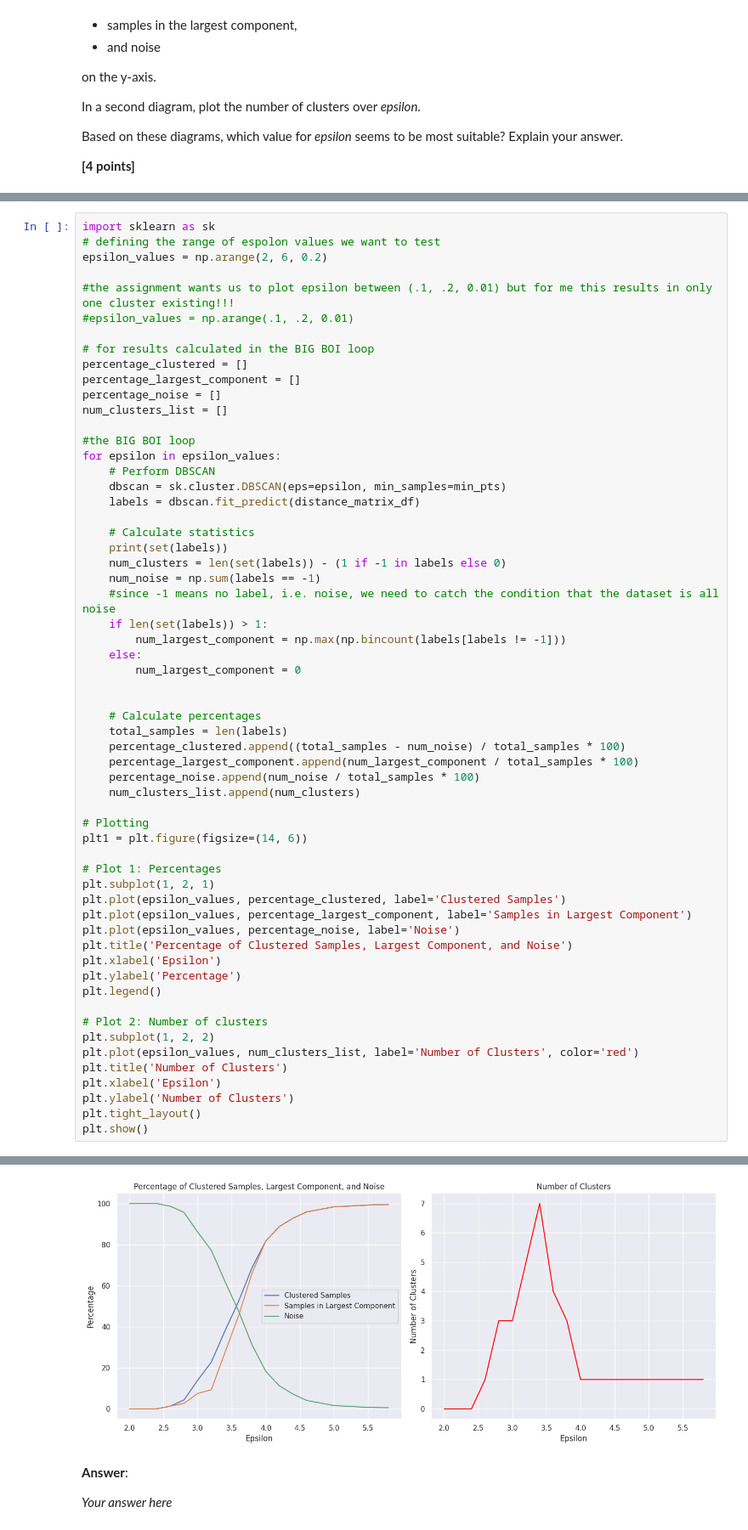
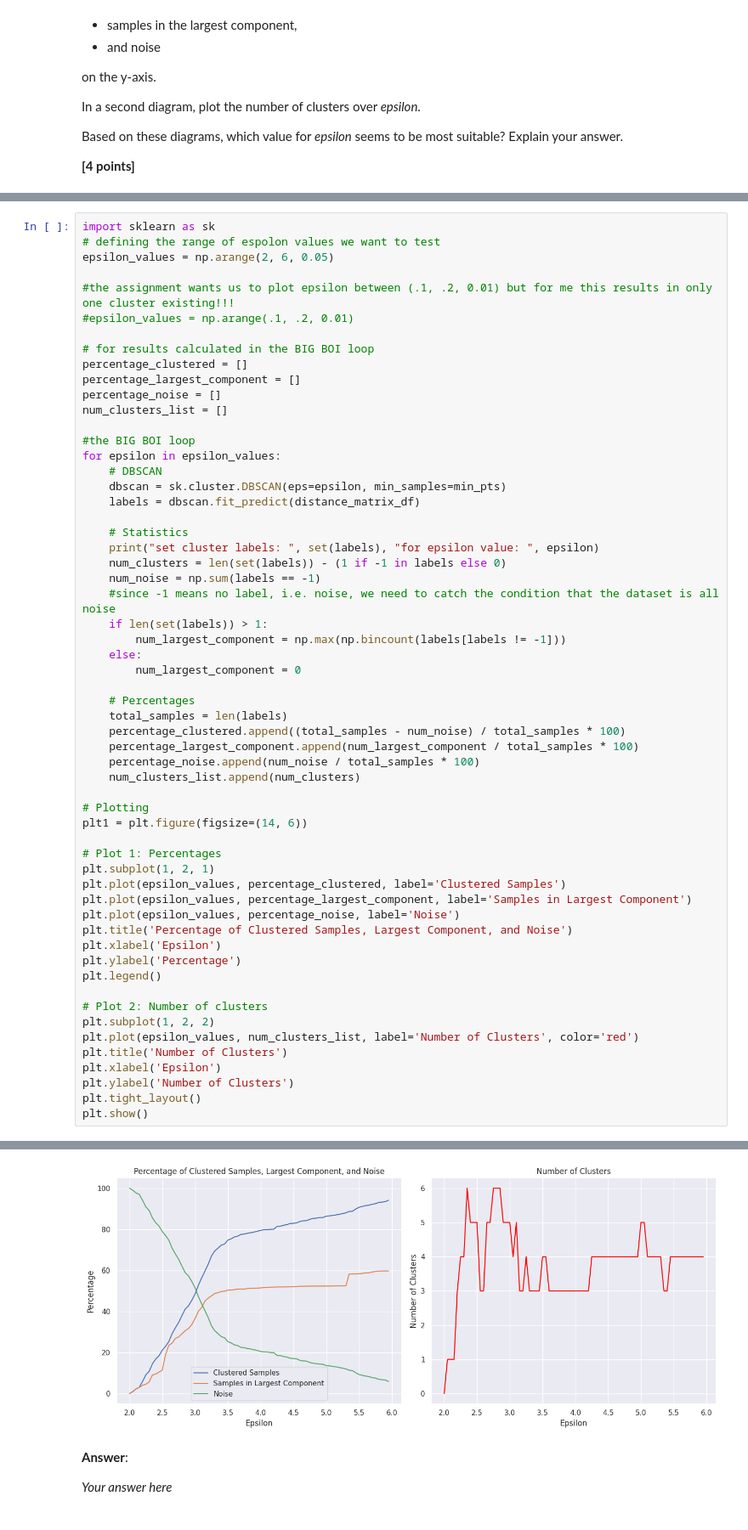
Before and after one commit to sillyduckyluck/IDS_Winning_team, a Jupyter notebook: Part_1/IDS_WS23_Assignment_part_1-student.ipynb, the cells around one changed output, grey strips where cells are left out. Shown: that part at 85% size. Cells and saved outputs as stored; diff of their text form.

Commit message:
clustering prediction

```diff
--- a/Part_1/IDS_WS23_Assignment_part_1-student.ipynb
+++ b/Part_1/IDS_WS23_Assignment_part_1-student.ipynb
@@ -728,7 +718,7 @@ display(distance_matrix_df)
 # %%
 import sklearn as sk
 # defining the range of espolon values we want to test
-epsilon_values = np.arange(2, 6, 0.2)
+epsilon_values = np.arange(2, 6, 0.05)
 
 #the assignment wants us to plot epsilon between (.1, .2, 0.01) but for me this results in only one cluster existing!!!
 #epsilon_values = np.arange(.1, .2, 0.01)
@@ -741,12 +731,12 @@ num_clusters_list = []
 
 #the BIG BOI loop
 for epsilon in epsilon_values:
-    # Perform DBSCAN
+    # DBSCAN
     dbscan = sk.cluster.DBSCAN(eps=epsilon, min_samples=min_pts)
     labels = dbscan.fit_predict(distance_matrix_df)
 
-    # Calculate statistics
-    print(set(labels))
+    # Statistics
+    print("set cluster labels: ", set(labels), "for epsilon value: ", epsilon)
     num_clusters = len(set(labels)) - (1 if -1 in labels else 0)
     num_noise = np.sum(labels == -1)
     #since -1 means no label, i.e. noise, we need to catch the condition that the dataset is all noise
@@ -755,8 +745,7 @@ for epsilon in epsilon_values:
     else:
         num_largest_component = 0
 
-
-    # Calculate percentages
+    # Percentages
     total_samples = len(labels)
     percentage_clustered.append((total_samples - num_noise) / total_samples * 100)
     percentage_largest_component.append(num_largest_component / total_samples * 100)
@@ -809,4 +794,4 @@ plt.show()
-[figure, old version]
+[figure, new version]
 # %% [markdown]
 **Answer**:
 
```
Also changed, not shown: parts of 15 cells of this notebook.
